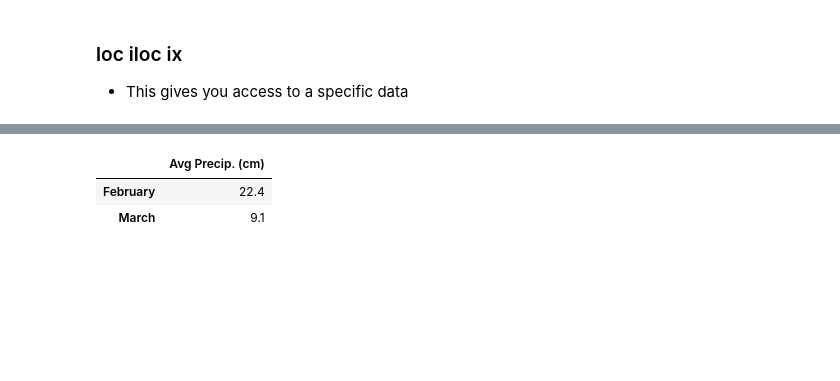
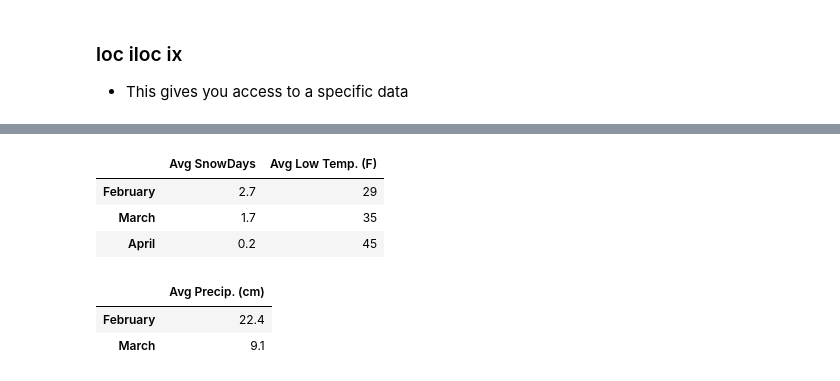
Before and after one commit to edyoda/data-science-ml-foundation-10, a Jupyter notebook: New-5 Pandas - Indexing & Selecting.ipynb, the cells around one changed output, grey strips where cells are left out. Drawn from its saved outputs; the diff is of its cells as text; code cells hidden in the pictures; blank space fills up the shorter version.

```diff
--- a/New-5 Pandas - Indexing & Selecting.ipynb
+++ b/New-5 Pandas - Indexing & Selecting.ipynb
@@ -226,7 +238,12 @@ NYC_SnowAvgs_index.loc['January':'April']
 # %%
 NYC_SnowAvgs_index[1:4]
 # %%
-NYC_SnowAvgs_index.iloc[1:4]
+NYC_SnowAvgs_index.iloc[1:4][['Avg SnowDays','Avg Low Temp. (F)']]
+# %% [output]
+|  | Avg SnowDays | Avg Low Temp. (F) |
+| February | 2.7 | 29 |
+| March | 1.7 | 35 |
+| April | 0.2 | 45 |
 # %%
 #First element is row, next one is column
 NYC_SnowAvgs_index.iloc[1:3,1:2]
```
Also changed, not shown: parts of 3 cells of this notebook, 3 other files.
